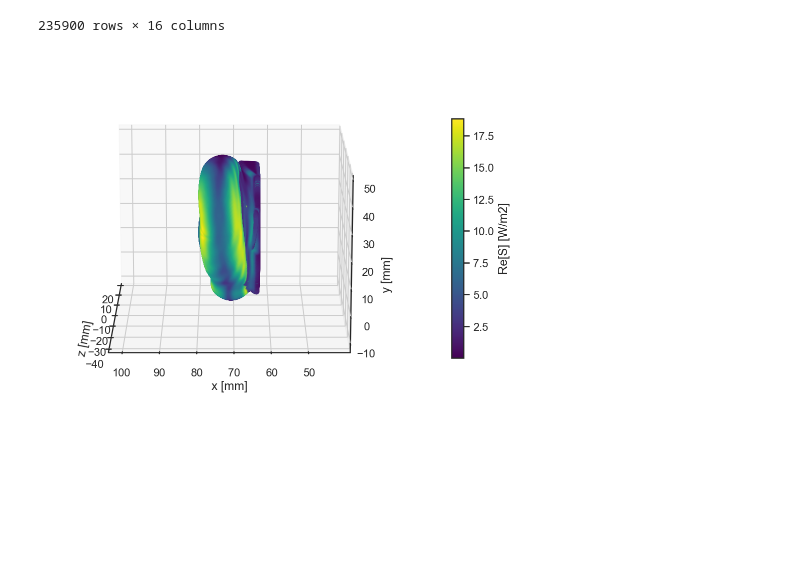
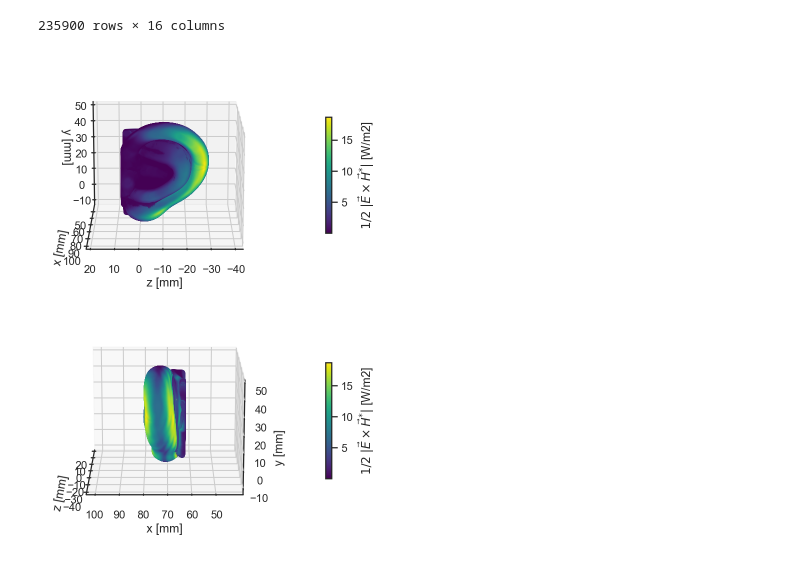
Before and after one commit to akapet00/EMF-exposure-analysis, a Jupyter notebook: notebooks/IMBioC2022_paper.ipynb, the cells around one changed output. Cells and saved outputs as stored; diff of their text form; code cells hidden in the pictures; blank space fills up the shorter version.

```diff
--- a/notebooks/IMBioC2022_paper.ipynb
+++ b/notebooks/IMBioC2022_paper.ipynb
@@ -82,7 +82,7 @@ def plot_3d(xyz_dict, figsize=(7, 7), elev=[20], azim=[45], c=None, alpha=1):
     if num_figs > 4:
         raise ValueError('The max number of subplots is 4.')
     if num_figs != 1:
-        figsize = (figsize[0], figsize[1] * num_figs / 2)
+        figsize = (figsize[0] * num_figs / 2, figsize[1] * num_figs / 2)
     fig = plt.figure(figsize=figsize)
     keys = list(xyz_dict.keys())
     values = list(xyz_dict.values())
@@ -104,9 +104,10 @@ def plot_3d(xyz_dict, figsize=(7, 7), elev=[20], azim=[45], c=None, alpha=1):
     return fig, ax
 
 
-def minmax_scale(x, range_=(0, 1)):
+def minmax_scale(x, _range=(0, 1)):
     scaler = (x - x.min()) / (x.max() - x.min())
-    x_scaled = scaler * (range_[1] - range_[0]) + range_([0])
+    x_scaled = scaler * (_range[1] - _range[0]) + _range[0]
+    return x_scaled
 
 
 def colormap_from_array(x, cmap='viridis', alpha=None, bytes=False):
@@ -161,13 +162,14 @@ E, H = export_fields(df)
 # %%
 Sx, Sy, Sz = poynting_vector(E, H)
 # %%
-S_dist = np.sqrt(Sx.real ** 2 + Sy.real ** 2 + Sz.real ** 2)
+S = abs(np.sqrt(Sx ** 2 + Sy ** 2 + Sz ** 2))
+S_label = r'$1/2$ $|\vec{E}\times\vec{H}^{*}|$ [W/m2]'
 fig, ax = plot_3d({'z [mm]': xyz[:, 2],
                    'x [mm]': xyz[:, 0],
                    'y [mm]': xyz[:, 1],
-                   'Re[S] [W/m2]': S_dist},
-                  elev=[15], azim=[180])
+                   S_label: S},
+                  elev=[15], azim=[90, 180])
 # %% [output]
-[figure, old version]
+[figure, new version]
 # %%
 n = estimate_normals(xyz, knn=30, fast=True)
```
Also changed, not shown: parts of 25 cells of this notebook, 3 other files.
